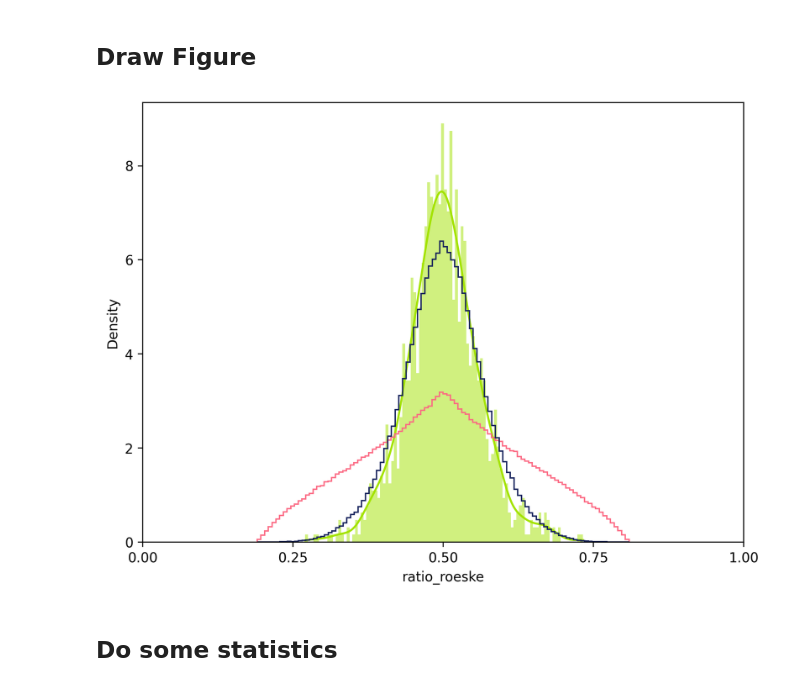
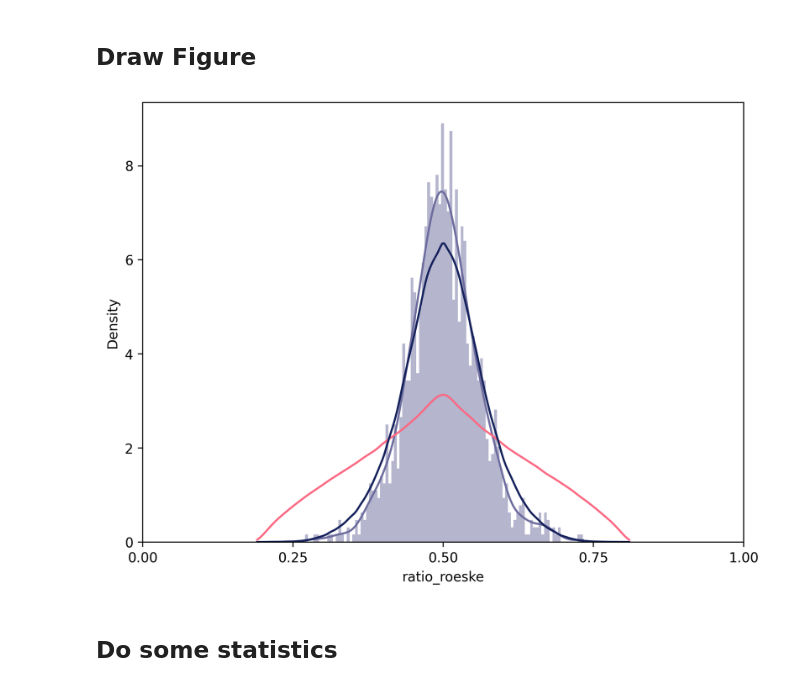
Before and after one commit to xingjeffrey/syntax_rhythm_pbb, a Jupyter notebook: notebooks/2.2 Categorical rhythm for Bird 26 (Phrase Level).ipynb, the cells around one changed output. Saved outputs shown, nothing was run; the diff lists cells and outputs as text; code cells hidden in the pictures.

Commit message:
Update Phrase plot

```diff
--- a/notebooks/2.2 Categorical rhythm for Bird 26 (Phrase Level).ipynb
+++ b/notebooks/2.2 Categorical rhythm for Bird 26 (Phrase Level).ipynb
@@ -117,42 +117,42 @@ from butcherbird.utils.paths import FIGURE_DIR
 # %%
 figure(figsize = (8, 6), dpi = 300)
 
 plt.rcParams['patch.edgecolor'] = 'none'
 
 fig = sns.histplot(
     x = dyadic['ratio_roeske'],
     bins = 100,
     stat="density",
-    color = '#A3E301',
-    fill = '#A3E301',
+    color = '#6D6C9E',
+    fill = '#6D6C9E',
     kde = True
 )
 
-uni = plt.hist(
+uni = sns.histplot(
     x = uni_ratio,
-    histtype = 'step',
-    density = True,
-    bins = 100,
-    color = '#FC6983'
+    stat="density",
+    alpha = 0,
+    color = '#FC6983',
+    kde = True
 )
 
-sf = plt.hist(
+sf = sns.histplot(
     x = sf_ratio,
-    histtype = 'step',
-    density = True,
-    bins = 100,
+    stat = 'density',
+    alpha = 0,
+    kde = True,
     color = '#15215B'
 )
 
 ax = plt.gca()
 ax.set_xlim([0, 1])
 plt.xticks(np.arange(0, 1.25, 0.25))
 
 # save
 figname = 'fig1_' + 'phrase_rhythm_' + indv + '.svg'
 plt.savefig(FIGURE_DIR/figname)
 # %% [output]
-[figure, old version]
+[figure, new version]
 # %% [markdown]
 ## Do some statistics
 # %%
```
Also changed, not shown: parts of 2 cells of this notebook, 1 other file.
